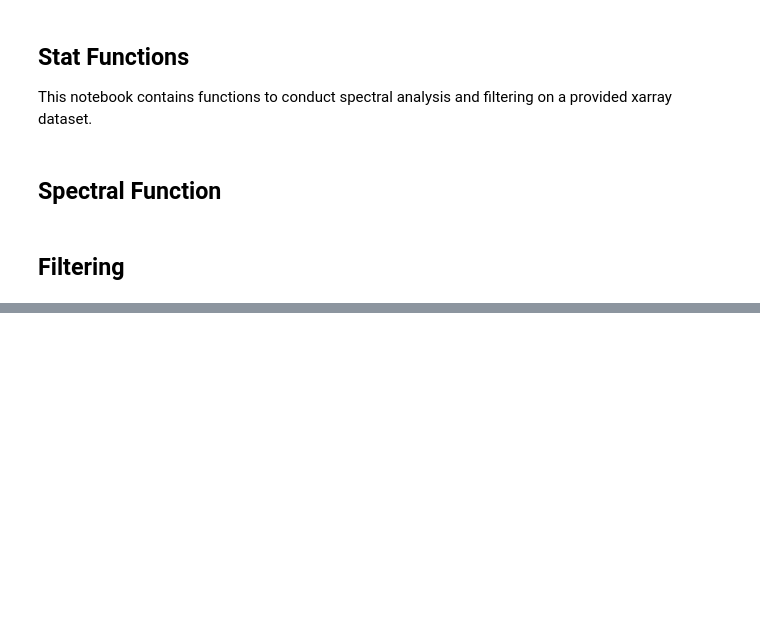
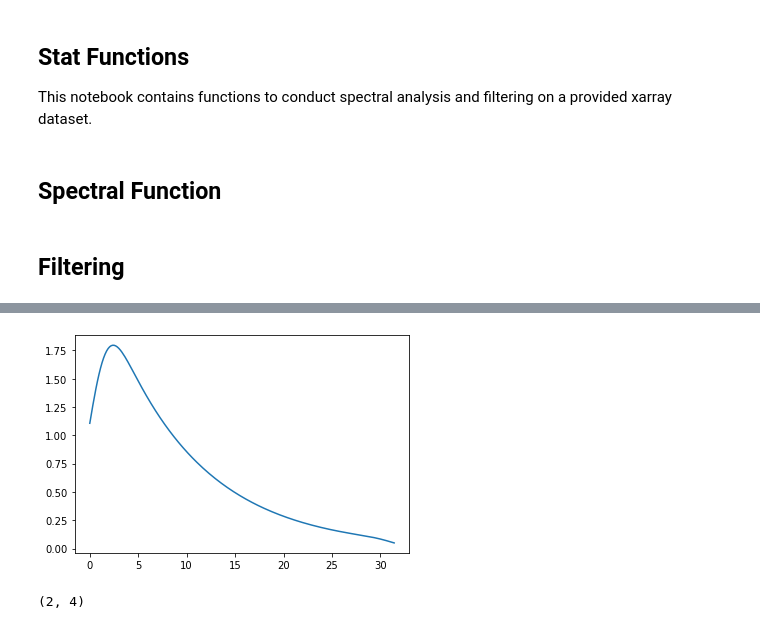
Before and after one commit to ocean-transport/argo-intern, a Jupyter notebook: stat_functions.ipynb, the cells around one changed output, grey strips where cells are left out. Cells and saved outputs as stored; diff of their text form; code cells hidden in the pictures; blank space fills up the shorter version.

```diff
--- a/stat_functions.ipynb
+++ b/stat_functions.ipynb
@@ -181,0 +193,10 @@ k_ar, a_ar = spectral_plot(100000, 200, -3, 10*np.pi)
+# %%
+def gaussian_filter(signal, points, sigma, xmax):
+    x=np.linspace(0,xmax,num=points)
+    window=scipy.signal.windows.gaussian(points,std=sigma)
+    filtered=scipy.signal.convolve(signal[1],window,mode='same')
+    plt.plot(x,filtered)
+# %%
+gaussian_filter(signal_ar, 200, 10, 10*np.pi)
+# %% [output]
+[figure, added]
@@ -181,0 +206,4 @@ k_ar, a_ar = spectral_plot(100000, 200, -3, 10*np.pi)
+# %%
+test.shape
+# %% [output]
+(2, 4)
```
Also changed, not shown: parts of 6 cells of this notebook.
